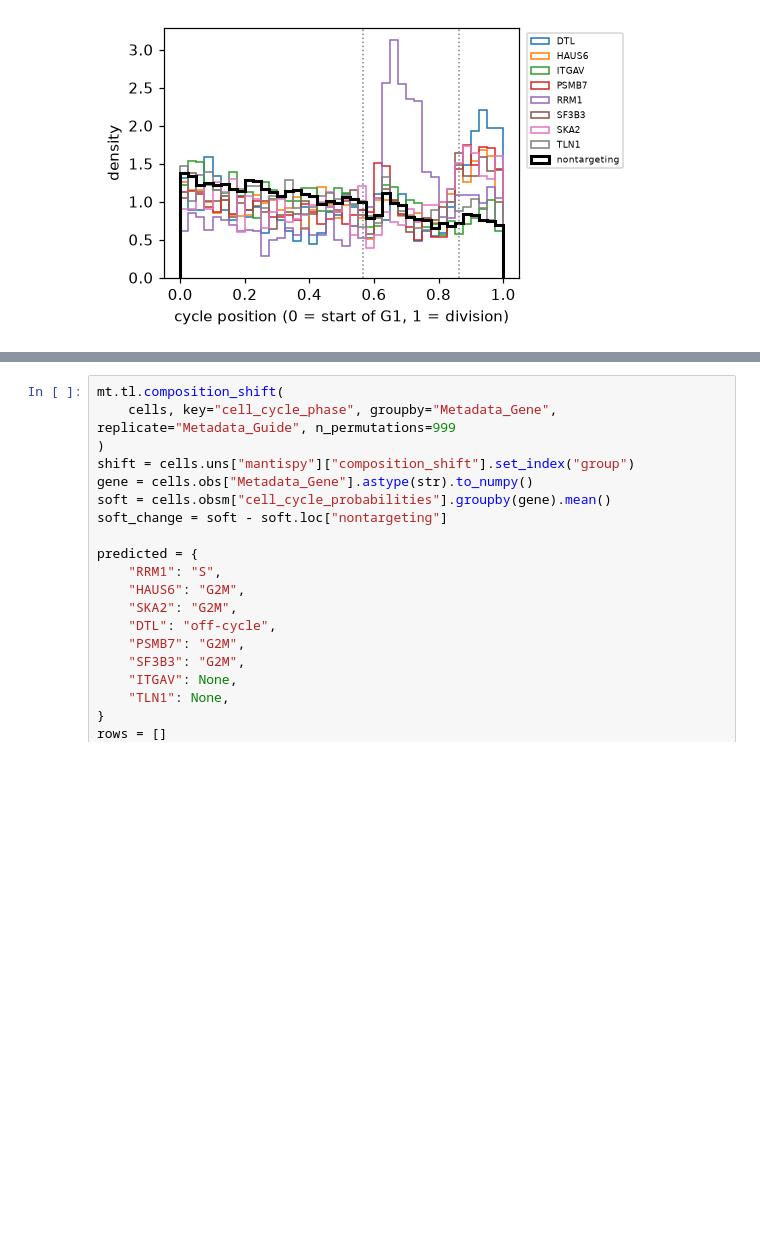
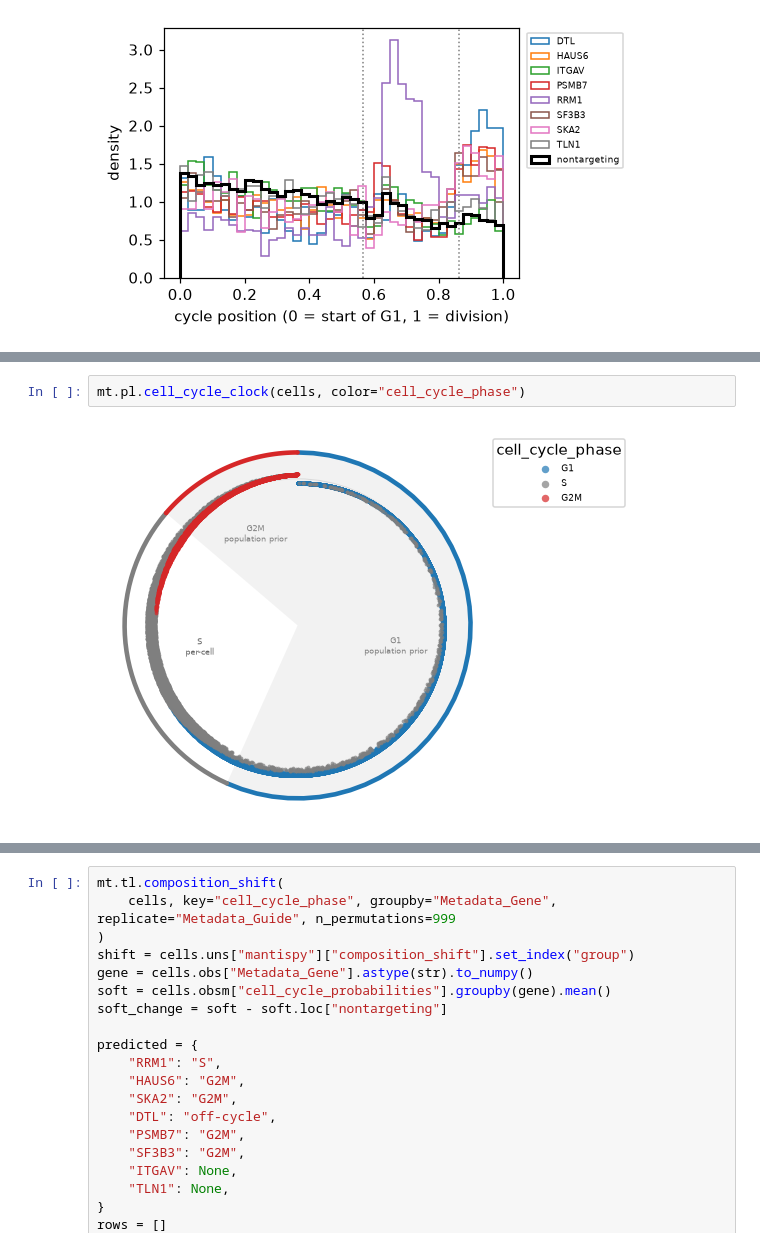
Before and after one commit to scverse/mantispy, a Jupyter notebook: docs/tutorials/single_cells/cell_cycle.ipynb, the cells around one changed output, grey strips where cells are left out. Drawn from its saved outputs; the diff is of its cells as text; blank space fills up the shorter version.

```diff
--- a/docs/tutorials/single_cells/cell_cycle.ipynb
+++ b/docs/tutorials/single_cells/cell_cycle.ipynb
@@ -191,0 +204,4 @@ mt.pl.cell_cycle_occupancy(cells, by="Metadata_Gene", highlight="nontargeting")
+# %%
+mt.pl.cell_cycle_clock(cells, color="cell_cycle_phase")
+# %% [output]
+[figure, added]
```
Also changed, not shown: parts of 4 cells of this notebook, 4 other files.
